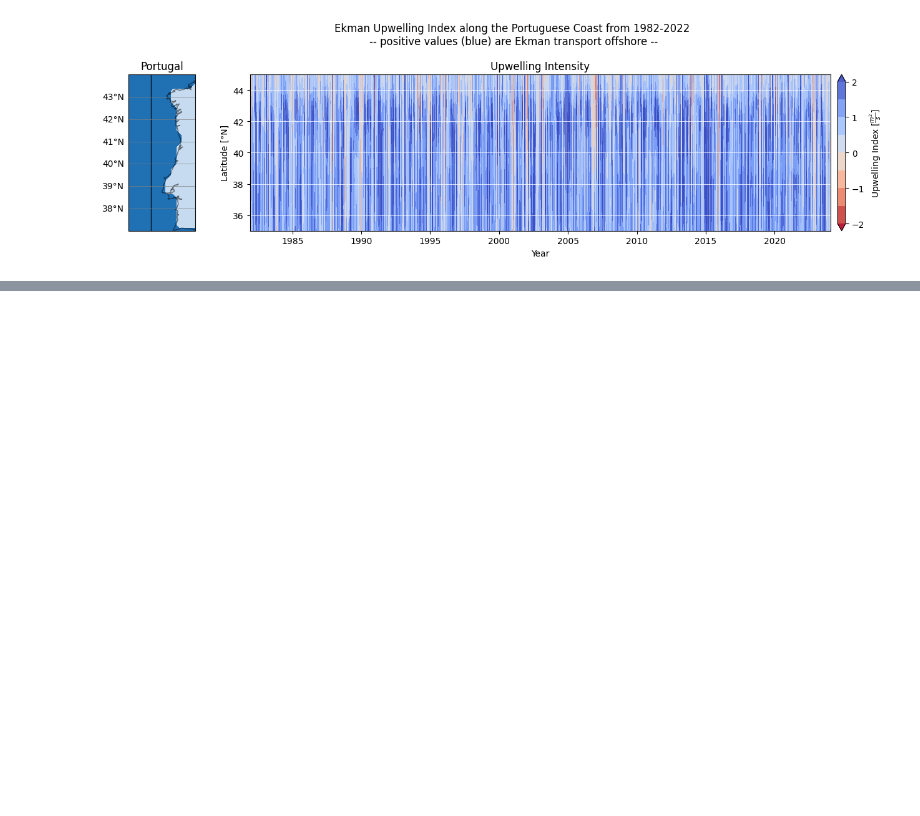
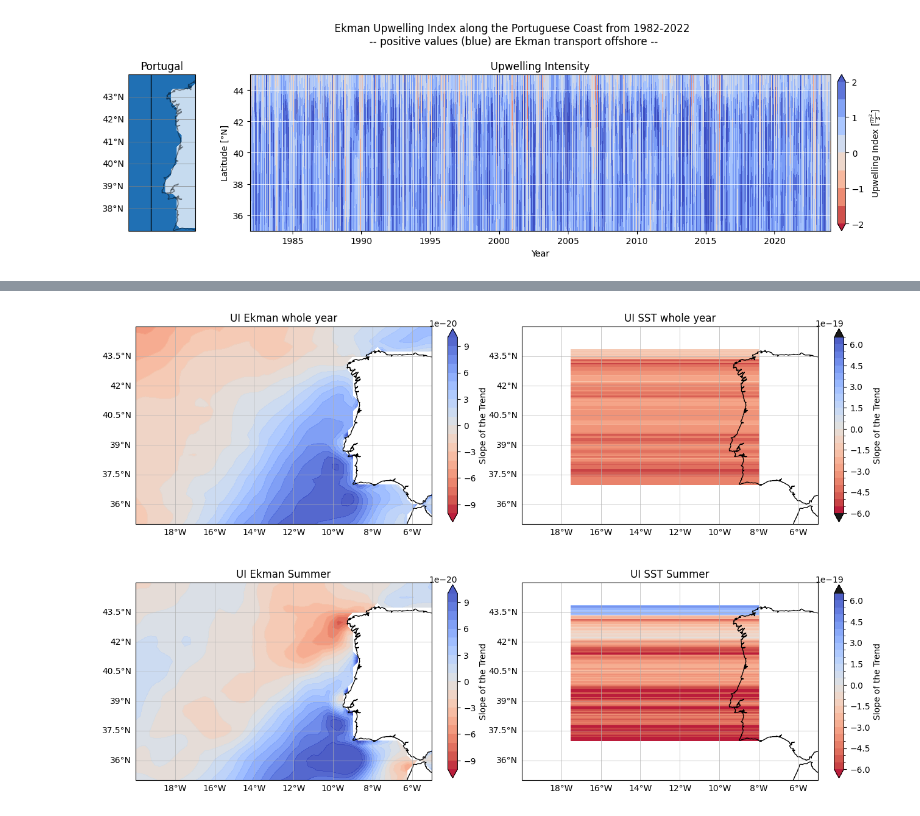
Before and after one commit to Marie-Louise-Korte/Iberian_Coast_Upwelling, a Jupyter notebook: 3_Compare_UIs.ipynb, the cells around one changed output, grey strips where cells are left out. Saved outputs shown, nothing was run; the diff lists cells and outputs as text; code cells hidden in the pictures; blank space fills up the shorter version.

```diff
--- a/3_Compare_UIs.ipynb
+++ b/3_Compare_UIs.ipynb
@@ -299,13 +270,0 @@ plt.grid()
-# %%
-fig = plt.figure(figsize = (12,3))
-x = mean.time
-y = mean
-x_num = np.arange(0, len(x)*7, 7)
-plt.scatter(x, y, color = 'darkcyan', alpha = 0.5)
-
-# create trend line
-z = np.polyfit(x_num, y.values, 1)
-p = np.poly1d(z)
-plt.plot(x_num + 4383 , p(x_num))
-
-plt.grid()
@@ -420,0 +406,40 @@ Text(0.5, 1.0, 'Mean Summer Temperatures')
+# %%
+# https://stackoverflow.com/questions/70767908/calculate-linear-trend-in-each-grid-cell
+xsize = 2
+ysize = 2
+fig, axs = plt.subplots(xsize, ysize, figsize = (15, 10), subplot_kw={'projection': ccrs.PlateCarree()})
+
+Vars = [UI_Ek.UI, UI_Ek_summer.UI, UI_SST.UI, UI_SST_summer.UI]
+title = ['UI Ekman whole year', 'UI Ekman Summer', 'UI SST whole year', 'UI SST Summer']
+i = 0
+for x in np.arange(0, xsize):
+    for y in np.arange(0, ysize):
+        ax = axs[y,x]
+        #ax = axs[x]
+
+        # set up cartopy
+        ax.set_extent([-20, -5, 45, 35])
+        ax.coastlines()
+        gls = ax.gridlines(draw_labels=True, linewidth = 0.5)
+        gls.top_labels = False
+        gls.right_labels = False
+
+        DS = Vars[i]
+        result = DS.polyfit(dim = "time", deg = 1)
+
+        if i <= 1:
+
+            im = ax.contourf(result.lon, result.lat, result.polyfit_coefficients.sel(degree=1).where(UI_Ek.lsm),
+                         cmap = 'coolwarm_r', levels = np.arange(-1e-19, 1.1e-19, 0.1e-19), extend = 'both', alpha = 0.9)
+            plt.colorbar(im, fraction = 0.03, label = 'Slope of the Trend')
+
+        if i >1:
+            im = result.polyfit_coefficients.sel(lon = slice(-20, -5)).sel(degree=1).plot(ax = ax, x = 'lon',
+                         cmap = 'coolwarm_r', levels = np.arange(-6e-19, 7e-19, 0.5e-19), alpha = 0.9, add_colorbar=False)
+            plt.colorbar(im, fraction = 0.03, label = 'Slope of the Trend', extend = 'both')
+
+        ax.set_title(f'{title[i]}')
+
+        i = i+1
+# %% [output]
+[figure, added]
```
Also changed, not shown: parts of 15 cells of this notebook.
